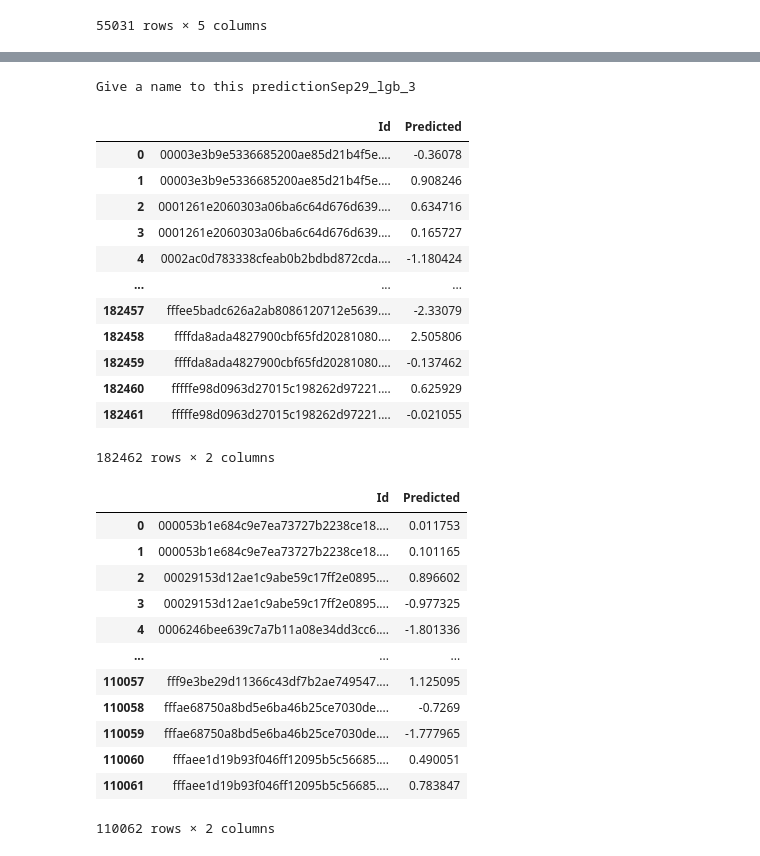
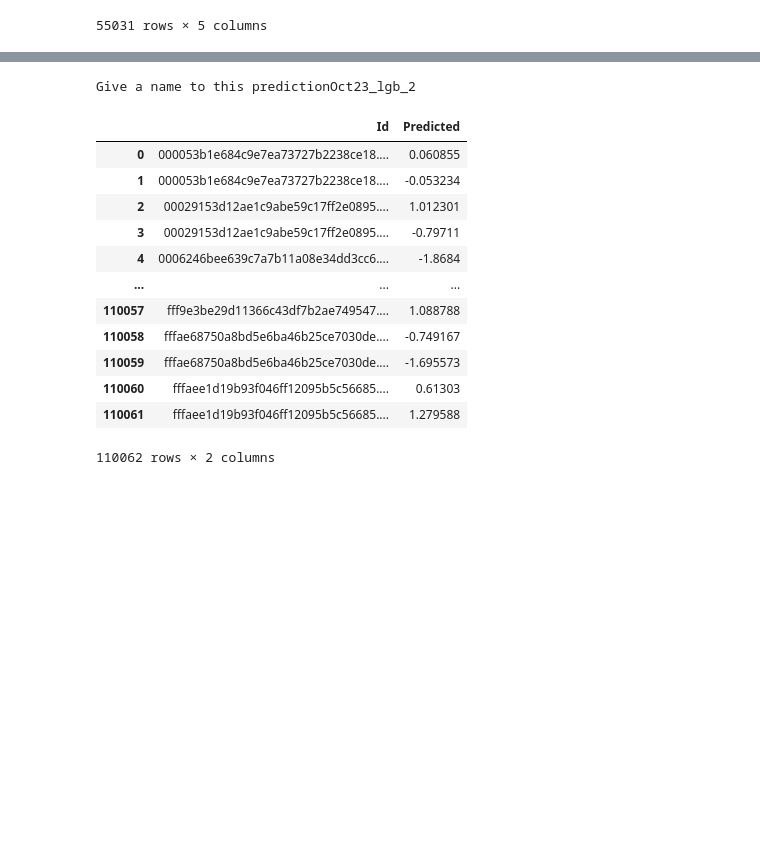
Before and after one commit to brunoklaus/kdd-br-2022, a Jupyter notebook: 2) Gradient Boosting using DenseMatching Features.ipynb, the cells around one changed output, grey strips where cells are left out. Cells and saved outputs as stored; diff of their text form; code cells hidden in the pictures; blank space fills up the shorter version.

```diff
--- a/2) Gradient Boosting using DenseMatching Features.ipynb
+++ b/2) Gradient Boosting using DenseMatching Features.ipynb
@@ -304,46 +433,33 @@ print(rmse(dfs['trainval']['North'].values, trainval_north))
 # %%
 
 PREDICTION_NAME = input("Give a name to this prediction")
 pred_folder = osp.join(ROOT_FOLDER,'predictions', PREDICTION_NAME)
 os.makedirs(pred_folder,exist_ok=True)
 
-for mode, df_N, df_E in [('trainval', trainval_north, trainval_east),('test',test_north, test_east)]:
+for mode, df_N, df_E in [('test',test_north, test_east)]:
     df = pd.DataFrame(index=range(2 * dfs[mode].shape[0]), columns=['Id','Predicted'])
     df['Id'].values[::2] = [f'{fname}:North' for fname in dfs[mode]['Filename'].values]
     df['Id'].values[1::2] = [f'{fname}:East' for fname in dfs[mode]['Filename'].values]
     df['Predicted'].values[::2] = df_N
     df['Predicted'].values[1::2] = df_E
     df.to_csv(osp.join(pred_folder,f'{mode}.csv'),index=False)
 
     gbm_north.save_model(osp.join(pred_folder,f'gbm_north.txt'))
     gbm_east.save_model(osp.join(pred_folder,f'gbm_east.txt'))
 
     display(df)
 # %% [output]
-Give a name to this predictionSep29_lgb_3
+Give a name to this predictionOct23_lgb_2
 |  | Id | Predicted |
-| 0 | 00003e3b9e5336685200ae85d21b4f5e.... | -0.36078 |
-| 1 | 00003e3b9e5336685200ae85d21b4f5e.... | 0.908246 |
-| 2 | 0001261e2060303a06ba6c64d676d639.... | 0.634716 |
-| 3 | 0001261e2060303a06ba6c64d676d639.... | 0.165727 |
-| 4 | 0002ac0d783338cfeab0b2bdbd872cda.... | -1.180424 |
+| 0 | 000053b1e684c9e7ea73727b2238ce18.... | 0.060855 |
+| 1 | 000053b1e684c9e7ea73727b2238ce18.... | -0.053234 |
+| 2 | 00029153d12ae1c9abe59c17ff2e0895.... | 1.012301 |
+| 3 | 00029153d12ae1c9abe59c17ff2e0895.... | -0.79711 |
+| 4 | 0006246bee639c7a7b11a08e34dd3cc6.... | -1.8684 |
 | ... | ... | ... |
-| 182457 | fffee5badc626a2ab8086120712e5639.... | -2.33079 |
-| 182458 | ffffda8ada4827900cbf65fd20281080.... | 2.505806 |
-| 182459 | ffffda8ada4827900cbf65fd20281080.... | -0.137462 |
-| 182460 | fffffe98d0963d27015c198262d97221.... | 0.625929 |
-| 182461 | fffffe98d0963d27015c198262d97221.... | -0.021055 |
+| 110057 | fff9e3be29d11366c43df7b2ae749547.... | 1.088788 |
+| 110058 | fffae68750a8bd5e6ba46b25ce7030de.... | -0.749167 |
+| 110059 | fffae68750a8bd5e6ba46b25ce7030de.... | -1.695573 |
+| 110060 | fffaee1d19b93f046ff12095b5c56685.... | 0.61303 |
+| 110061 | fffaee1d19b93f046ff12095b5c56685.... | 1.279588 |
-182462 rows × 2 columns
+110062 rows × 2 columns
-|  | Id | Predicted |
-| 0 | 000053b1e684c9e7ea73727b2238ce18.... | 0.011753 |
-| 1 | 000053b1e684c9e7ea73727b2238ce18.... | 0.101165 |
-| 2 | 00029153d12ae1c9abe59c17ff2e0895.... | 0.896602 |
-| 3 | 00029153d12ae1c9abe59c17ff2e0895.... | -0.977325 |
-| 4 | 0006246bee639c7a7b11a08e34dd3cc6.... | -1.801336 |
-| ... | ... | ... |
-| 110057 | fff9e3be29d11366c43df7b2ae749547.... | 1.125095 |
-| 110058 | fffae68750a8bd5e6ba46b25ce7030de.... | -0.7269 |
-| 110059 | fffae68750a8bd5e6ba46b25ce7030de.... | -1.777965 |
-| 110060 | fffaee1d19b93f046ff12095b5c56685.... | 0.490051 |
-| 110061 | fffaee1d19b93f046ff12095b5c56685.... | 0.783847 |
-110062 rows × 2 columns
```
Also changed, not shown: parts of 6 cells of this notebook.
